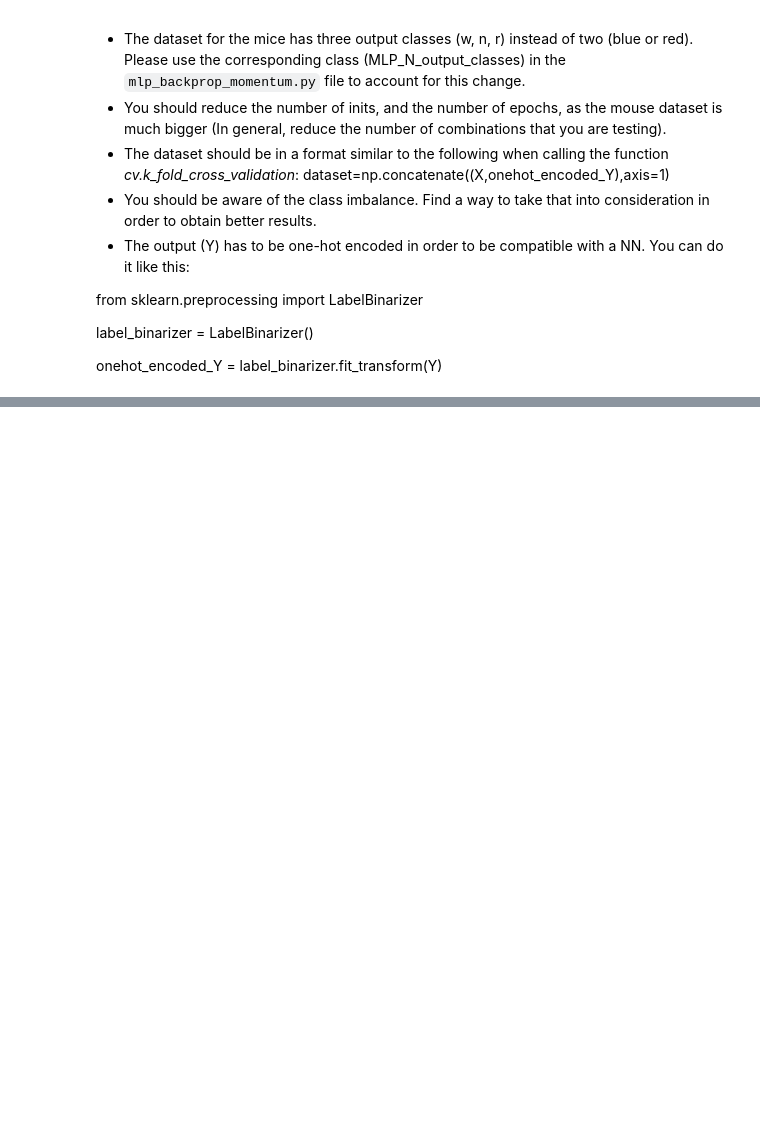
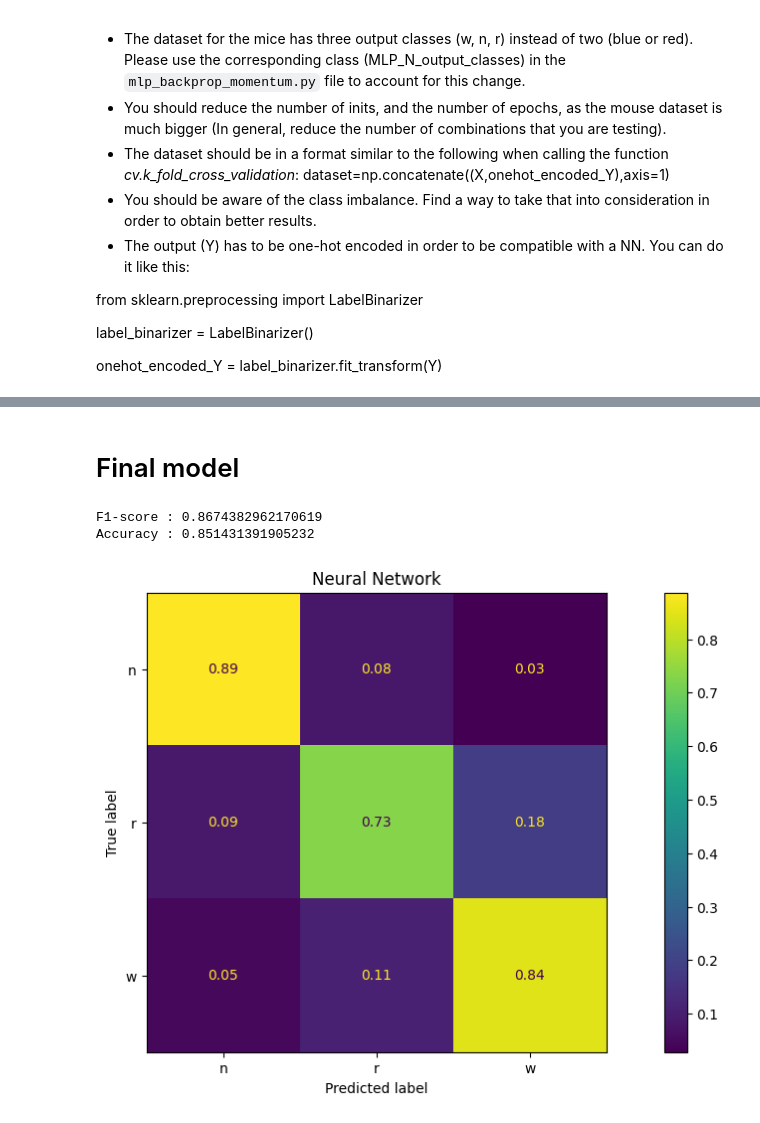
Before and after one commit to magskwa/Mache_Le, a Jupyter notebook: PW10/9_model_selection.ipynb, the cells around one changed output, grey strips where cells are left out. Drawn from its saved outputs; the diff is of its cells as text; code cells hidden in the pictures; blank space fills up the shorter version.

```diff
--- a/PW10/9_model_selection.ipynb
+++ b/PW10/9_model_selection.ipynb
@@ -359,0 +381,35 @@ _=axs.set_title('Neural Network')
+# %% [markdown]
+# Final model
+# %%
+EPOCHS = 50
+K = 5
+N_NEURONS = 32
+LEARNING_RATE = 0.001
+MOMENTUM=0.5
+
+nn = mlp.MLP([X_train.shape[1], N_NEURONS, len(label_binarizer.classes_)], 'tanh')
+nn.init_weights()
+MSE_train, MSE_test, conf_mat = cv.k_fold_cross_validation(nn,
+                                                           train,
+                                                           k=K,
+                                                           learning_rate=LEARNING_RATE,
+                                                           momentum=MOMENTUM,
+                                                           epochs=EPOCHS,
+                                                           threshold=0.0)
+# %%
+preds = np.argmax(nn.compute_output(X_test), axis=1)
+y = np.argmax(Y_test, axis=1)
+
+_, ax = plt.subplots(1, 1, figsize=(15, 6))
+
+cm_test = confusion_matrix(y, preds, normalize='true')
+disp_test = ConfusionMatrixDisplay(confusion_matrix=cm_test, display_labels=label_binarizer.classes_)
+_=disp_test.plot(ax=ax, values_format=".2f")
+_=ax.set_title('Neural Network')
+
+print(f"F1-score : {f1_score(y, preds, average='weighted')}")
+print(f"Accuracy : {accuracy_score(y, preds)}")
+# %% [output]
+F1-score : 0.8674382962170619
+Accuracy : 0.851431391905232
+[figure, added]
```
Also changed, not shown: parts of 13 cells of this notebook.
